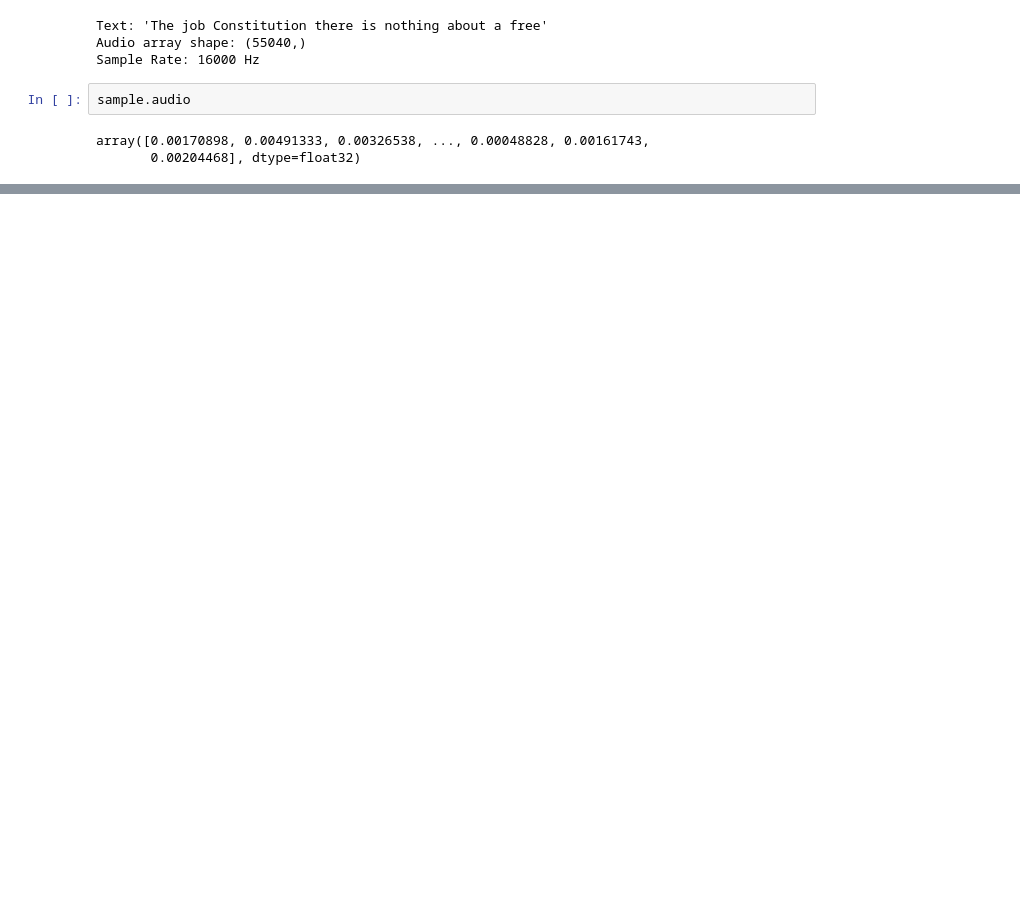
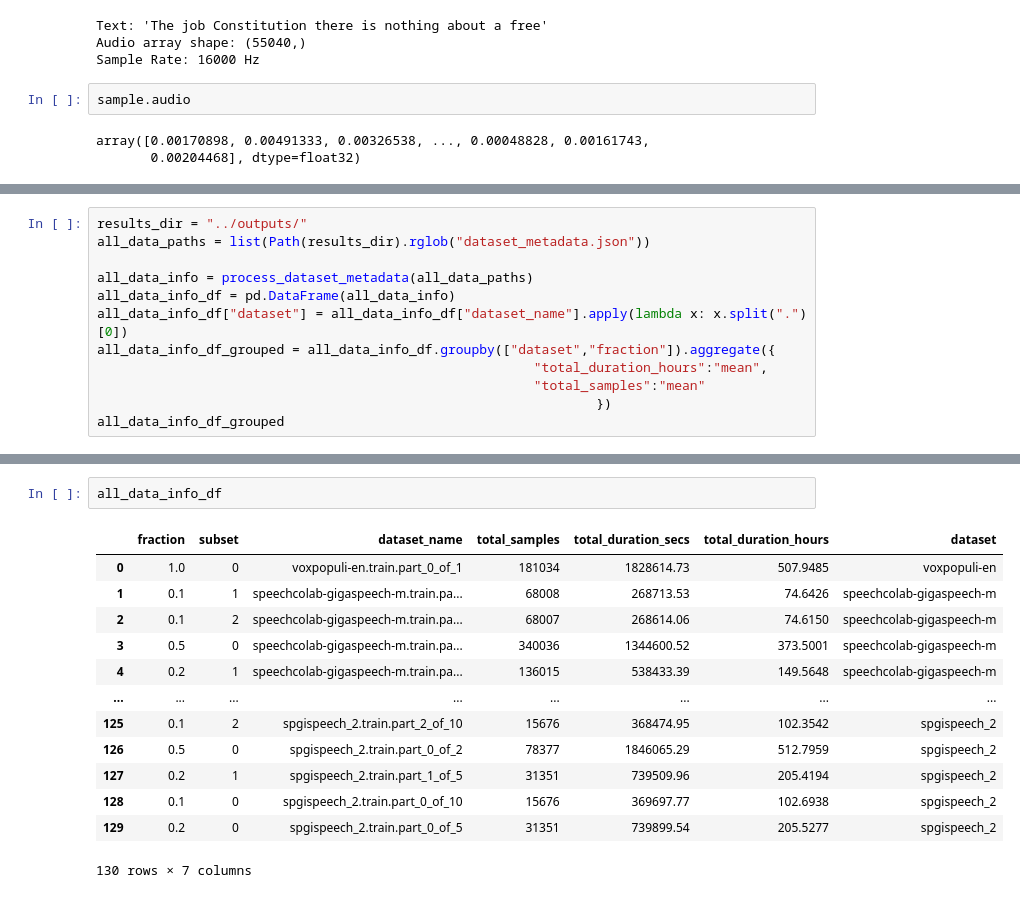
Before and after one commit to ehsantaati/asr-scaling-depth-data, a Jupyter notebook: notebooks/data.ipynb, the cells around one changed output, grey strips where cells are left out. Drawn from its saved outputs; the diff is of its cells as text; blank space fills up the shorter version.

```diff
--- a/notebooks/data.ipynb
+++ b/notebooks/data.ipynb
@@ -556,0 +603,12 @@ array([0.00170898, 0.00491333, 0.00326538, ..., 0.00048828, 0.00161743,
+# %%
+results_dir = "../outputs/"
+all_data_paths = list(Path(results_dir).rglob("dataset_metadata.json"))
+
+all_data_info = process_dataset_metadata(all_data_paths)
+all_data_info_df = pd.DataFrame(all_data_info)
+all_data_info_df["dataset"] = all_data_info_df["dataset_name"].apply(lambda x: x.split(".")[0])
+all_data_info_df_grouped = all_data_info_df.groupby(["dataset","fraction"]).aggregate({
+                                                        "total_duration_hours":"mean",
+                                                        "total_samples":"mean"
+                                                                })
+all_data_info_df_grouped
@@ -556,0 +628,16 @@ array([0.00170898, 0.00491333, 0.00326538, ..., 0.00048828, 0.00161743,
+# %%
+all_data_info_df
+# %% [output]
+|  | fraction | subset | dataset_name | total_samples | total_duration_secs | total_duration_hours | dataset |
+| 0 | 1.0 | 0 | voxpopuli-en.train.part_0_of_1 | 181034 | 1828614.73 | 507.9485 | voxpopuli-en |
+| 1 | 0.1 | 1 | speechcolab-gigaspeech-m.train.pa... | 68008 | 268713.53 | 74.6426 | speechcolab-gigaspeech-m |
+| 2 | 0.1 | 2 | speechcolab-gigaspeech-m.train.pa... | 68007 | 268614.06 | 74.6150 | speechcolab-gigaspeech-m |
+| 3 | 0.5 | 0 | speechcolab-gigaspeech-m.train.pa... | 340036 | 1344600.52 | 373.5001 | speechcolab-gigaspeech-m |
+| 4 | 0.2 | 1 | speechcolab-gigaspeech-m.train.pa... | 136015 | 538433.39 | 149.5648 | speechcolab-gigaspeech-m |
+| ... | ... | ... | ... | ... | ... | ... | ... |
+| 125 | 0.1 | 2 | spgispeech_2.train.part_2_of_10 | 15676 | 368474.95 | 102.3542 | spgispeech_2 |
+| 126 | 0.5 | 0 | spgispeech_2.train.part_0_of_2 | 78377 | 1846065.29 | 512.7959 | spgispeech_2 |
+| 127 | 0.2 | 1 | spgispeech_2.train.part_1_of_5 | 31351 | 739509.96 | 205.4194 | spgispeech_2 |
+| 128 | 0.1 | 0 | spgispeech_2.train.part_0_of_10 | 15676 | 369697.77 | 102.6938 | spgispeech_2 |
+| 129 | 0.2 | 0 | spgispeech_2.train.part_0_of_5 | 31351 | 739899.54 | 205.5277 | spgispeech_2 |
+130 rows × 7 columns
```
Also changed, not shown: parts of 4 cells of this notebook, 2 other files.
